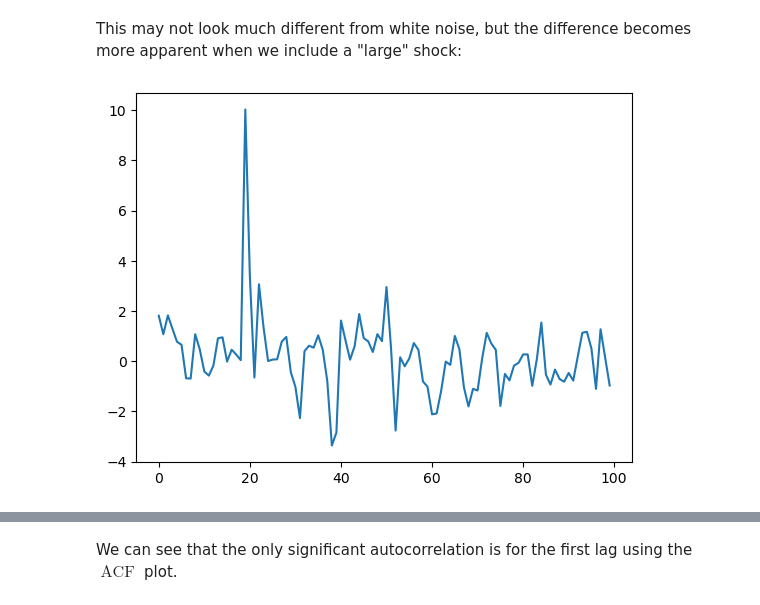
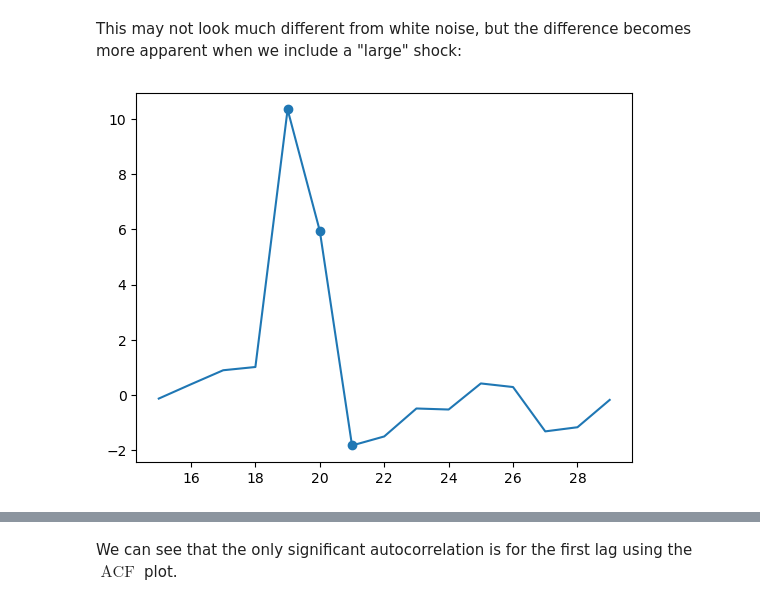
Before and after one commit to parabamoghv/Erdos_AU2024_copy, a Jupyter notebook: week_07_time_series_II/lecture_7/1_Moving_Average.ipynb, the cells around one changed output, grey strips where cells are left out. Cells and saved outputs as stored; diff of their text form; code cells hidden in the pictures.

```diff
--- a/week_07_time_series_II/lecture_7/1_Moving_Average.ipynb
+++ b/week_07_time_series_II/lecture_7/1_Moving_Average.ipynb
@@ -71,13 +75,14 @@ This may not look much different from white noise, but the difference becomes mo
 # %%
 xs = range(100)
 es = np.random.randn(101)
 es[20] = 10
 y = es[1:] + 0.5*es[:100]
 
-plt.plot(xs,y)
+plt.plot(xs[15:30],y[15:30])
+plt.scatter(xs[19:22],y[19:22])
 plt.show()
 # %% [output]
-[figure, old version]
+[figure, new version]
 # %%
 # A large "shock" of around 10 should be present, persisting at a value of around 5 in the next time step, and then going back to normal.
 np.round(y,2)[15:30]
```
Also changed, not shown: parts of 9 cells of this notebook, 8 other files.
